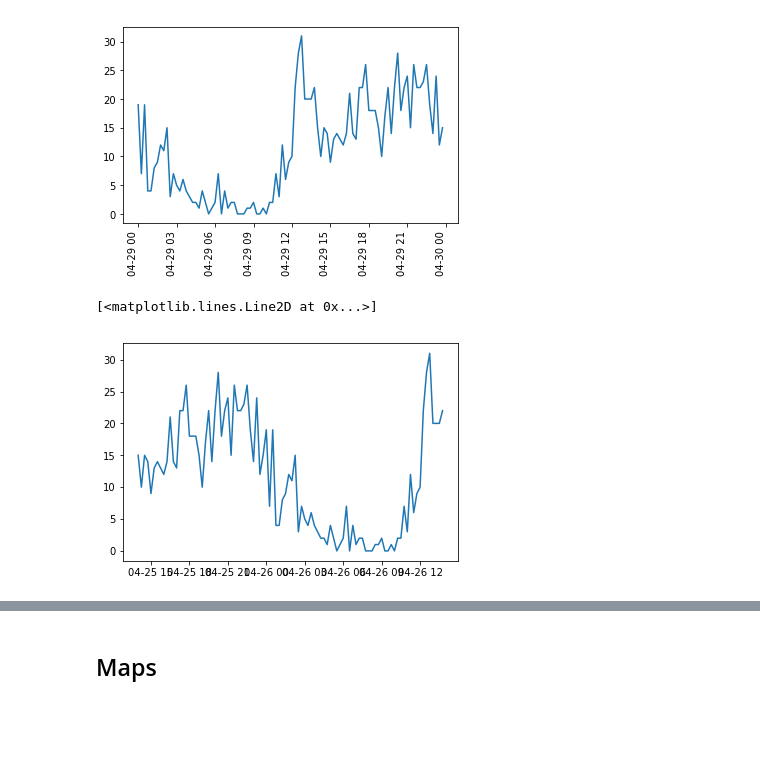
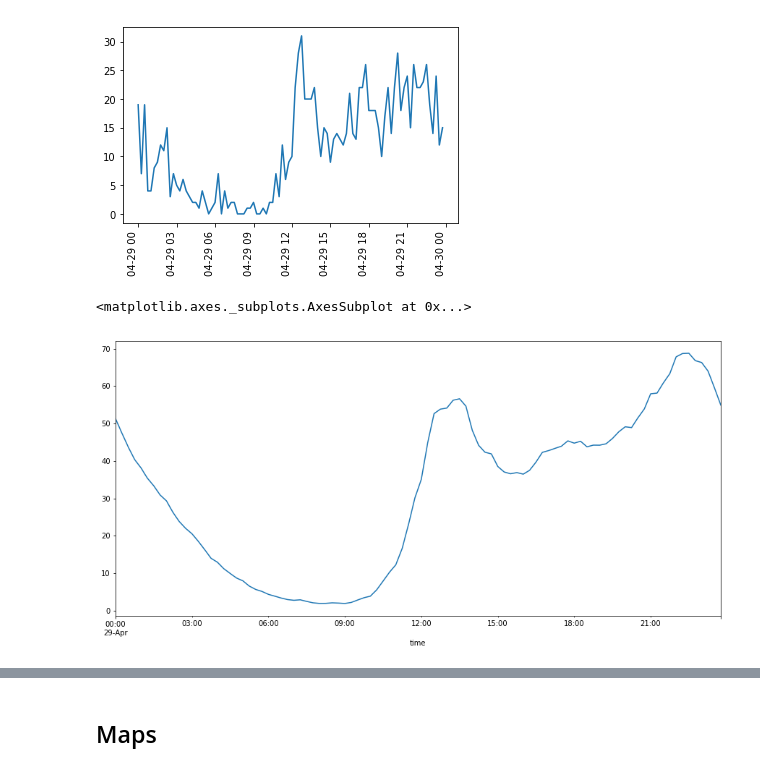
Before and after one commit to sanjayyepuri/DocklessVehicleTraffic, a Jupyter notebook: notebooks/AustinTrafficData.ipynb, the cells around one changed output, grey strips where cells are left out. Cells and saved outputs as stored; diff of their text form; code cells hidden in the pictures; blank space fills up the shorter version.

```diff
--- a/notebooks/AustinTrafficData.ipynb
+++ b/notebooks/AustinTrafficData.ipynb
@@ -141,9 +155,9 @@ plt.xticks(rotation='vertical')
         737178.625, 737178.75 , 737178.875, 737179.   ]),
  <a list of 9 Text xticklabel objects>)
 [figure]
-# %%
-secondst_data_dt = merge_no_dups[merge_no_dups['DATA_FILE'] == '2ndStE1400BlkWB.rdf'].sort_values(by='date_time')
-plt.plot(secondst_data_dt['date_time'], secondst_data_dt['COUNT_TOTAL'])
-# %% [output]
-[<matplotlib.lines.Line2D at 0x...>]
-[figure, removed]
+# %%
+fig, ax = plt.subplots(figsize=(15,7))
+merge_no_dups.groupby(['time']).mean()['COUNT_TOTAL'].plot(ax = ax)
+# %% [output]
+<matplotlib.axes._subplots.AxesSubplot at 0x...>
+[figure, added]
```
Also changed, not shown: parts of 9 cells of this notebook.
